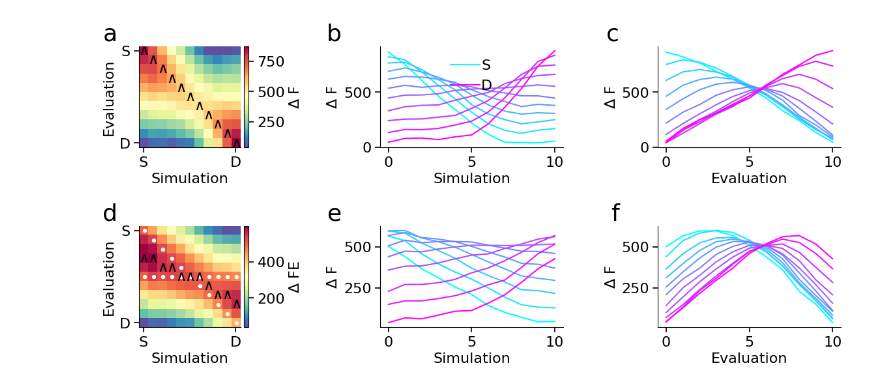
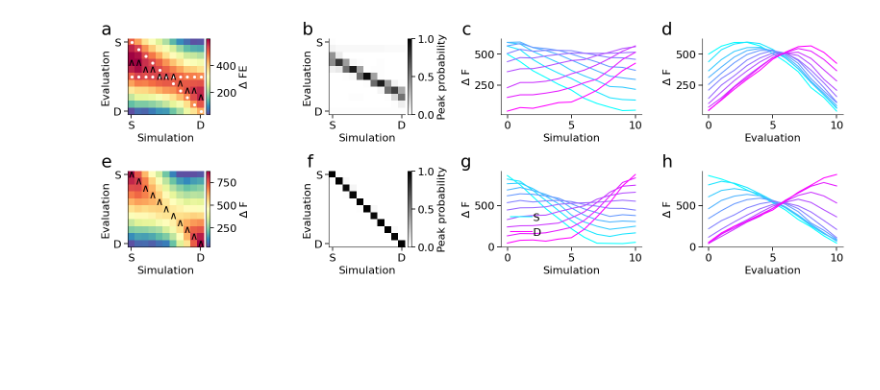
Before and after one commit to Ishita19801/multilaminar_sim, a Jupyter notebook: figures/plot_figure_04_2_source.ipynb, the cells around one changed output. Drawn from its saved outputs; the diff is of its cells as text; code cells hidden in the pictures; blank space fills up the shorter version.

Commit message:
added peak prob density

```diff
--- a/figures/plot_figure_04_2_source.ipynb
+++ b/figures/plot_figure_04_2_source.ipynb
@@ -123,6 +124,7 @@ snrs = single_df_files.snr.unique()
 snrs.sort()
 
 single_matrices_all = {i: [] for i in snrs}
+single_annots_bin = {i: [] for i in snrs}
 
 for vx in vertices:
     for snr_ix, snr in enumerate(snrs):
@@ -132,7 +134,9 @@ for vx in vertices:
         ]
         mx = row.matrix.values[0]
         mx = norm_res(mx)
+        peaks, annot, annot_bin = find_peaks(mx, marker=r"$\wedge$")
         single_matrices_all[snr].append(mx)
+        single_annots_bin[snr].append(annot_bin)
 # %%
 folder_path = Path("../output/mid_sd_iteration_2_source_snr")
 all_files = get_files(folder_path, "*.pickle", strings=["mid_sd"])
@@ -201,56 +207,75 @@ for vx in vertices:
 # %%
 col_r = plt.cm.cool(np.linspace(0, 1, num=n_layers))
+divnorm = Normalize(vmin=0, vmax=1)
 
-f, ax = plt.subplots(2, 3, figsize=(12, 6), facecolor="white")
+f, ax = plt.subplots(2, 4, figsize=(16, 6), facecolor="white")
 snr=-20
+
+
+m_mx = np.mean(double_matrices_all[snr], axis=0)
+peaks, annot, annot_bin = find_peaks(m_mx, marker=r"$\wedge$")
+iw = plot_mx(m_mx, ax=ax[0,0], labels=True, cbar=True, cbar_label=r"$\Delta$ FE")
+annotate_mx(iw, source_dist, c="white")
+annotate_mx(iw, annot)
+add_subplot_label(ax[0,0], 'a')
+
+m_mx = np.mean(double_annots_bin[snr], axis=0)
+iw = plot_mx(m_mx, ax=ax[0,1], labels=True, cmap="binary", norm=divnorm, cbar=True, cbar_label=r"Peak probability")
+add_subplot_label(ax[0,1], 'b')
+
+pmw = np.array(double_matrices_all[snr])
+
+for ordr, ix in enumerate(range(n_layers)):
+    ax[0,2].plot(np.arange(n_layers), np.mean(pmw[:, ix, :], axis=0), c=col_r[ix,:])
+ax[0,2].set_xlabel('Simulation')
+ax[0,2].set_ylabel(r"$\Delta$ F")
+add_subplot_label(ax[0,2], 'c')
+
+for ordr, ix in enumerate(range(n_layers)):
+    ax[0,3].plot(np.arange(n_layers), np.mean(pmw[:, :, ix], axis=0), c=col_r[ix,:])
+ax[0,3].set_xlabel('Evaluation')
+ax[0,3].set_ylabel(r"$\Delta$ F")
+add_subplot_label(ax[0,3], 'd')
+
+
+
+
 m_mx = np.mean(single_matrices_all[snr], axis=0)
 peaks, annot, annot_bin = find_peaks(m_mx, marker=r"$\wedge$")
-iw = plot_mx(m_mx, ax=ax[0,0], labels=True, cbar=True, cbar_label=r"$\Delta$ F")
+iw = plot_mx(m_mx, ax=ax[1,0], labels=True, cbar=True, cbar_label=r"$\Delta$ F")
 annotate_mx(iw, annot)
-add_subplot_label(ax[0,0], 'a')
+add_subplot_label(ax[1,0], 'e')
+
+m_mx = np.mean(single_annots_bin[snr], axis=0)
+iw = plot_mx(m_mx, ax=ax[1,1], labels=True, cmap="binary", norm=divnorm, cbar=True, cbar_label=r"Peak probability")
+add_subplot_label(ax[1,1], 'f')
 
 pmw = np.array(single_matrices_all[snr])
 
 for ordr, ix in enumerate(range(n_layers)):
     if ordr==0:
-        ax[0,1].plot(np.arange(n_layers), np.mean(pmw[:, ix, :], axis=0), c=col_r[ix,:], label='S')
+        ax[1,2].plot(np.arange(n_layers), np.mean(pmw[:, ix, :], axis=0), c=col_r[ix,:], label='S')
     elif ordr==n_layers-1:
-        ax[0,1].plot(np.arange(n_layers), np.mean(pmw[:, ix, :], axis=0), c=col_r[ix,:], label='D')
+        ax[1,2].plot(np.arange(n_layers), np.mean(pmw[:, ix, :], axis=0), c=col_r[ix,:], label='D')
     else:
-        ax[0,1].plot(np.arange(n_layers), np.mean(pmw[:, ix, :], axis=0), c=col_r[ix,:])
-ax[0,1].set_xlabel('Simulation')
-ax[0,1].set_ylabel(r"$\Delta$ F")
-ax[0,1].legend()
-add_subplot_label(ax[0,1], 'b')
+        ax[1,2].plot(np.arange(n_layers), np.mean(pmw[:, ix, :], axis=0), c=col_r[ix,:])
+ax[1,2].set_xlabel('Simulation')
+ax[1,2].set_ylabel(r"$\Delta$ F")
+ax[1,2].legend()
+add_subplot_label(ax[1,2], 'g')
 
 for ordr, ix in enumerate(range(n_layers)):
-    ax[0,2].plot(np.arange(n_layers), np.mean(pmw[:, :, ix], axis=0), c=col_r[ix,:])
-ax[0,2].set_xlabel('Evaluation')
-ax[0,2].set_ylabel(r"$\Delta$ F")
-add_subplot_label(ax[0,2], 'c')
+    ax[1,3].plot(np.arange(n_layers), np.mean(pmw[:, :, ix], axis=0), c=col_r[ix,:])
+ax[1,3].set_xlabel('Evaluation')
+ax[1,3].set_ylabel(r"$\Delta$ F")
+add_subplot_label(ax[1,3], 'h')
 
-m_mx = np.mean(double_matrices_all[snr], axis=0)
-peaks, annot, annot_bin = find_peaks(m_mx, marker=r"$\wedge$")
-iw = plot_mx(m_mx, ax=ax[1,0], labels=True, cbar=True, cbar_label=r"$\Delta$ FE")
-annotate_mx(iw, source_dist, c="white")
-annotate_mx(iw, annot)
-add_subplot_label(ax[1,0], 'd')
 
-pmw = np.array(double_matrices_all[snr])
 
-for ordr, ix in enumerate(range(n_layers)):
-    ax[1,1].plot(np.arange(n_layers), np.mean(pmw[:, ix, :], axis=0), c=col_r[ix,:])
-ax[1,1].set_xlabel('Simulation')
-ax[1,1].set_ylabel(r"$\Delta$ F")
-add_subplot_label(ax[1,1], 'e')
 
-for ordr, ix in enumerate(range(n_layers)):
-    ax[1,2].plot(np.arange(n_layers), np.mean(pmw[:, :, ix], axis=0), c=col_r[ix,:])
-ax[1,2].set_xlabel('Evaluation')
-ax[1,2].set_ylabel(r"$\Delta$ F")
-add_subplot_label(ax[1,2], 'f')
+
 
 plt.tight_layout()
 plt.savefig(f"figure_04_2_source.pdf")
 # %% [output]
-[figure, old version]
+[figure, new version]
```
Also changed, not shown: parts of 2 cells of this notebook.
